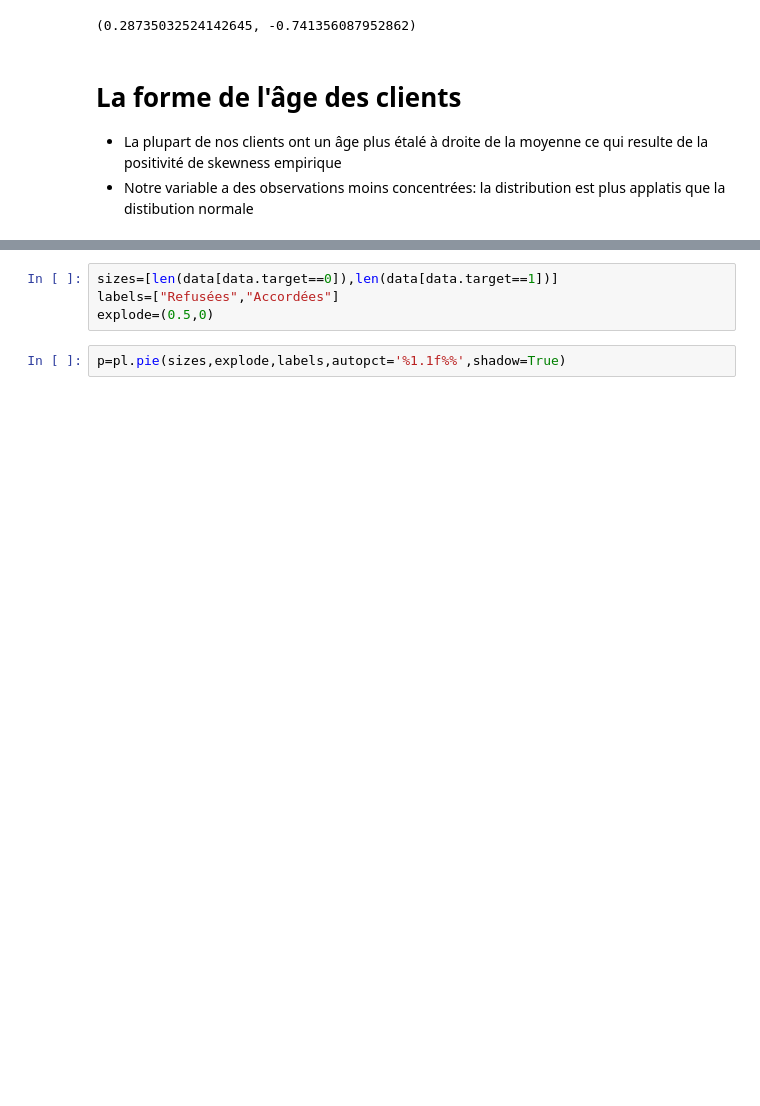
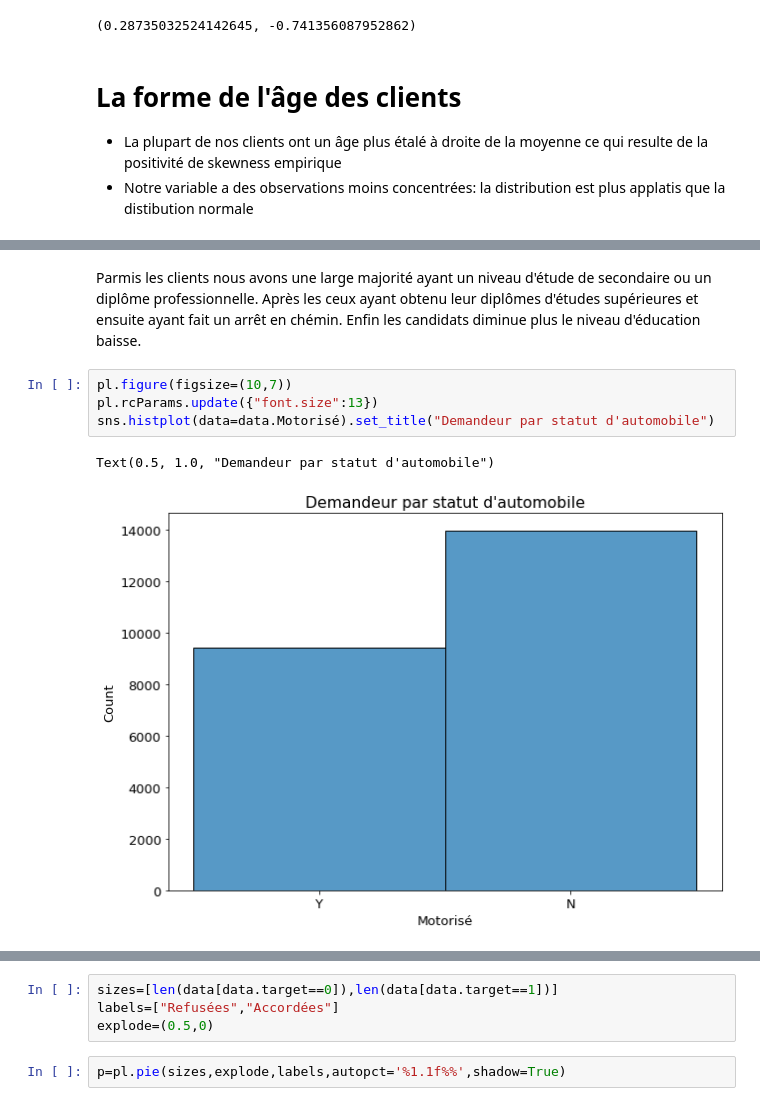
Before and after one commit to SIDIBEMoussa/Banking-credit-aproval-predicting, a Jupyter notebook: Banking_credit_aproval_predicting.ipynb, the cells around one changed output, grey strips where cells are left out. Saved outputs shown, nothing was run; the diff lists cells and outputs as text; blank space fills up the shorter version.

```diff
--- a/Banking_credit_aproval_predicting.ipynb
+++ b/Banking_credit_aproval_predicting.ipynb
@@ -99,0 +112,9 @@ sns.displot(data.Age)
+# %% [markdown]
+Parmis les clients nous avons une large majorité ayant un niveau d'étude de secondaire ou un diplôme professionnelle. Après les ceux ayant obtenu leur diplômes d'études supérieures et ensuite ayant fait un arrêt en chémin. Enfin les candidats diminue plus le niveau d'éducation baisse.
+# %%
+pl.figure(figsize=(10,7))
+pl.rcParams.update({"font.size":13})
+sns.histplot(data=data.Motorisé).set_title("Demandeur par statut d'automobile")
+# %% [output]
+Text(0.5, 1.0, "Demandeur par statut d'automobile")
+[figure, added]
```
Also changed, not shown: parts of 26 cells of this notebook.
